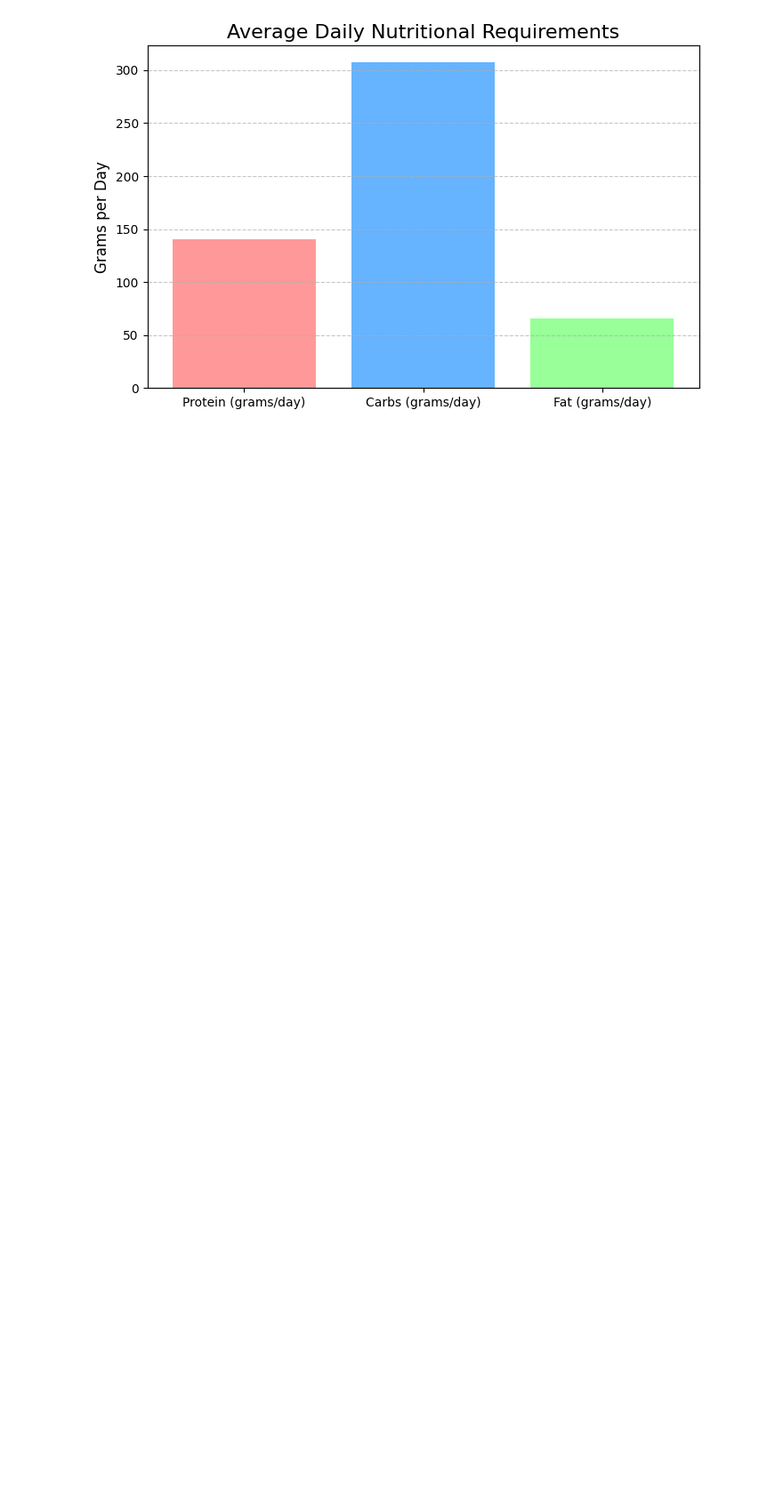
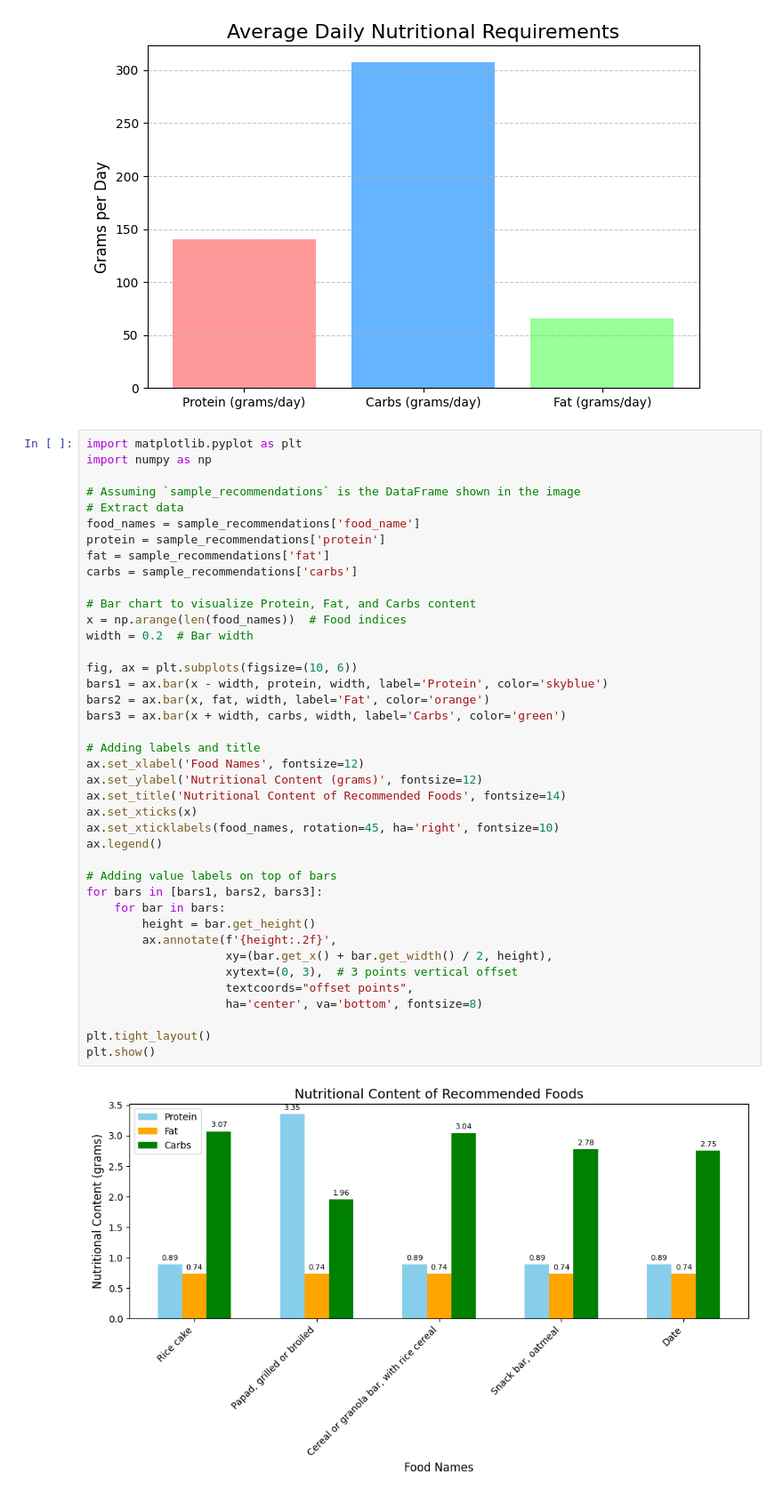
Before and after one commit to Anubhavkumarkanth/Dietbot_For_Athletes, a Jupyter notebook: maincode.ipynb, the cells around one changed output. Shown at 89% size. Drawn from its saved outputs; the diff is of its cells as text; blank space fills up the shorter version.

```diff
--- a/maincode.ipynb
+++ b/maincode.ipynb
@@ -471,3 +471,45 @@ else:
     print("No valid nutritional requirement columns found in the dataset.")
 # %% [output]
 [figure]
+# %%
+import matplotlib.pyplot as plt
+import numpy as np
+
+# Assuming `sample_recommendations` is the DataFrame shown in the image
+# Extract data
+food_names = sample_recommendations['food_name']
+protein = sample_recommendations['protein']
+fat = sample_recommendations['fat']
+carbs = sample_recommendations['carbs']
+
+# Bar chart to visualize Protein, Fat, and Carbs content
+x = np.arange(len(food_names))  # Food indices
+width = 0.2  # Bar width
+
+fig, ax = plt.subplots(figsize=(10, 6))
+bars1 = ax.bar(x - width, protein, width, label='Protein', color='skyblue')
+bars2 = ax.bar(x, fat, width, label='Fat', color='orange')
+bars3 = ax.bar(x + width, carbs, width, label='Carbs', color='green')
+
+# Adding labels and title
+ax.set_xlabel('Food Names', fontsize=12)
+ax.set_ylabel('Nutritional Content (grams)', fontsize=12)
+ax.set_title('Nutritional Content of Recommended Foods', fontsize=14)
+ax.set_xticks(x)
+ax.set_xticklabels(food_names, rotation=45, ha='right', fontsize=10)
+ax.legend()
+
+# Adding value labels on top of bars
+for bars in [bars1, bars2, bars3]:
+    for bar in bars:
+        height = bar.get_height()
+        ax.annotate(f'{height:.2f}',
+                    xy=(bar.get_x() + bar.get_width() / 2, height),
+                    xytext=(0, 3),  # 3 points vertical offset
+                    textcoords="offset points",
+                    ha='center', va='bottom', fontsize=8)
+
+plt.tight_layout()
+plt.show()
+# %% [output]
+[figure, added]
```
Also changed, not shown: parts of 2 cells of this notebook.
